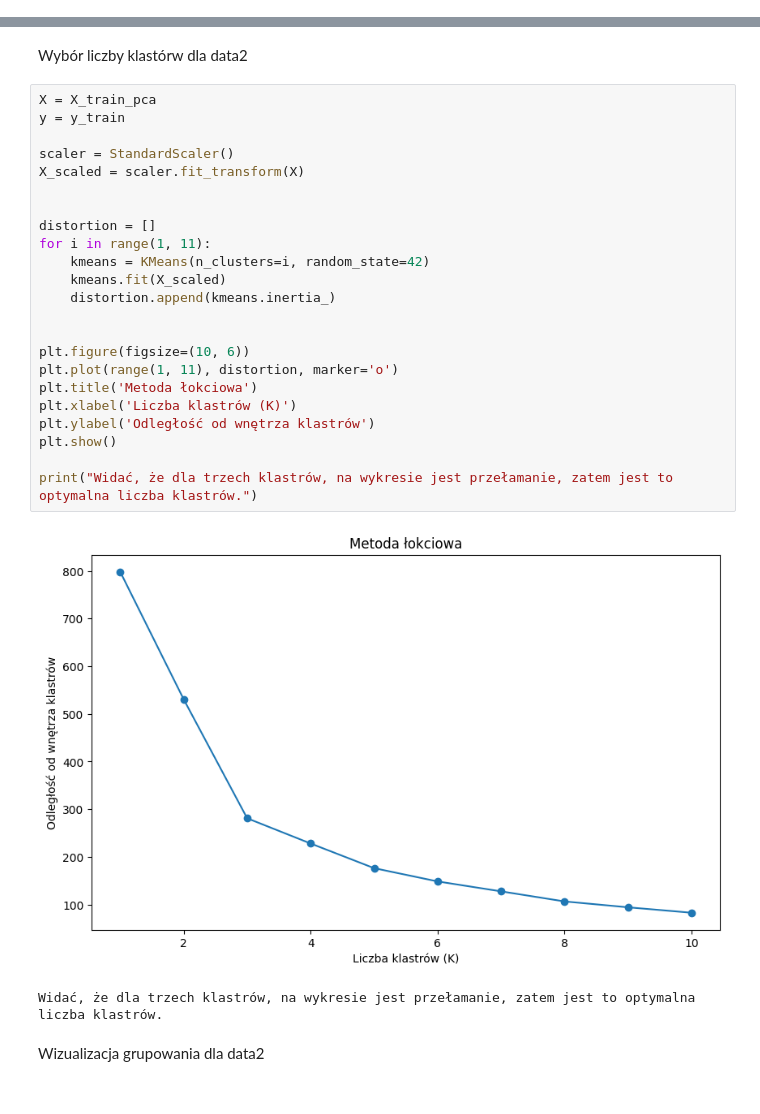
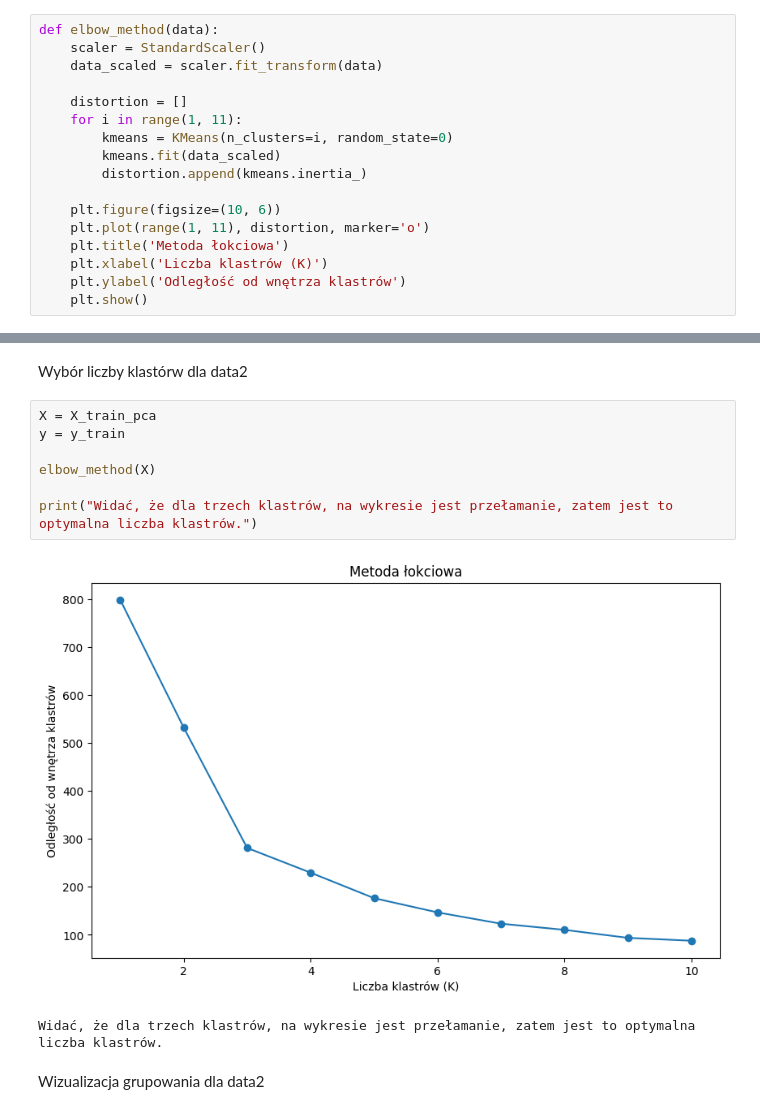
Before and after one commit to drajkata/goithomeworks, a Jupyter notebook: DataScience/module6/module6.ipynb, the cells around one changed output, grey strips where cells are left out. Saved outputs shown, nothing was run; the diff lists cells and outputs as text.

```diff
--- a/DataScience/module6/module6.ipynb
+++ b/DataScience/module6/module6.ipynb
@@ -16 +18,18 @@ data2 = pd.read_csv("data/mnist.csv")
+# %%
+def elbow_method(data):
+    scaler = StandardScaler()
+    data_scaled = scaler.fit_transform(data)
+
+    distortion = []
+    for i in range(1, 11):
+        kmeans = KMeans(n_clusters=i, random_state=0)
+        kmeans.fit(data_scaled)
+        distortion.append(kmeans.inertia_)
+
+    plt.figure(figsize=(10, 6))
+    plt.plot(range(1, 11), distortion, marker='o')
+    plt.title('Metoda łokciowa')
+    plt.xlabel('Liczba klastrów (K)')
+    plt.ylabel('Odległość od wnętrza klastrów')
+    plt.show()
 # %% [markdown]
@@ -135,28 +138,12 @@ Wybór liczby klastórw dla data2
 # %%
 X = X_train_pca
 y = y_train
 
-scaler = StandardScaler()
-X_scaled = scaler.fit_transform(X)
-
-
-distortion = []
-for i in range(1, 11):
-    kmeans = KMeans(n_clusters=i, random_state=42)
-    kmeans.fit(X_scaled)
-    distortion.append(kmeans.inertia_)
-
-
-plt.figure(figsize=(10, 6))
-plt.plot(range(1, 11), distortion, marker='o')
-plt.title('Metoda łokciowa')
-plt.xlabel('Liczba klastrów (K)')
-plt.ylabel('Odległość od wnętrza klastrów')
-plt.show()
+elbow_method(X)
 
 print("Widać, że dla trzech klastrów, na wykresie jest przełamanie, zatem jest to optymalna liczba klastrów.")
 # %% [output]
-[figure, old version]
+[figure, new version]
 Widać, że dla trzech klastrów, na wykresie jest przełamanie, zatem jest to optymalna liczba klastrów.
 # %% [markdown]
 Wizualizacja grupowania dla data2
```
Also changed, not shown: parts of 7 cells of this notebook.
